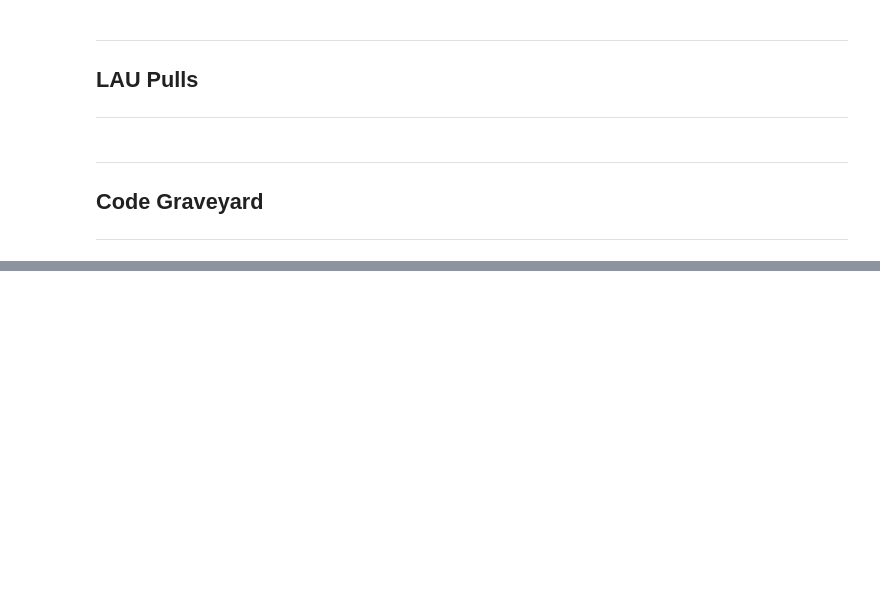
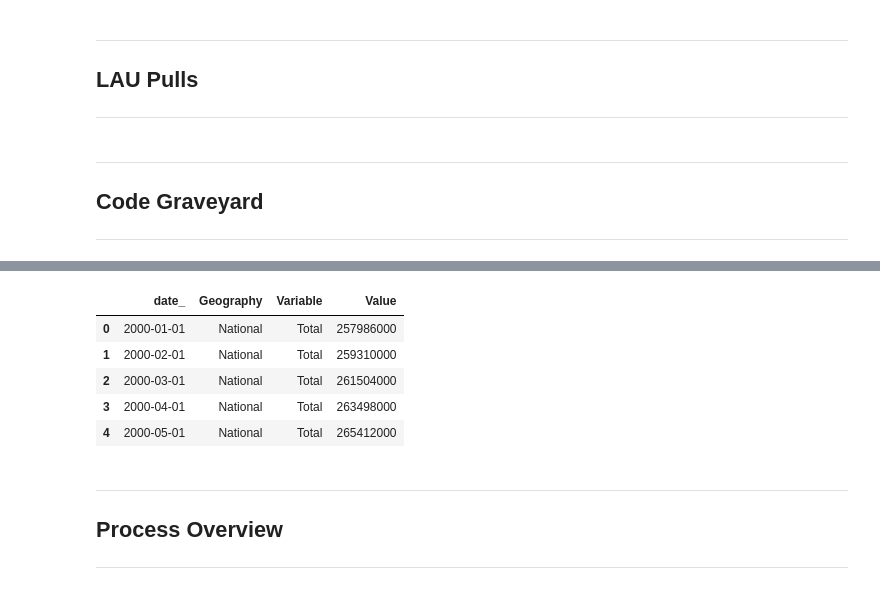
Before and after one commit to SACOG/Regional-Monitoring, a Jupyter notebook: Indicator_Gen/Python Code/BLS/Step 01 - BLS Queries.ipynb, the cells around one changed output, grey strips where cells are left out. Cells and saved outputs as stored; diff of their text form; code cells hidden in the pictures; blank space fills up the shorter version.

```diff
--- a/Indicator_Gen/Python Code/BLS/Step 01 - BLS Queries.ipynb
+++ b/Indicator_Gen/Python Code/BLS/Step 01 - BLS Queries.ipynb
@@ -1762,0 +2106,20 @@ print("Successfully exported")
+# %%
+totals = jobs_3.groupby(['date_', 'Geography']).sum().reset_index()
+
+totals = totals.sort_values(by = ['Geography', 'date_'])
+
+totals['Variable'] = 'Total'
+
+totals = totals[['date_',
+                 'Geography',
+                 'Variable',
+                 'Value']]
+
+display(totals.head(5))
+# %% [output]
+|  | date_ | Geography | Variable | Value |
+| 0 | 2000-01-01 | National | Total | 257986000 |
+| 1 | 2000-02-01 | National | Total | 259310000 |
+| 2 | 2000-03-01 | National | Total | 261504000 |
+| 3 | 2000-04-01 | National | Total | 263498000 |
+| 4 | 2000-05-01 | National | Total | 265412000 |
@@ -1762,0 +2156,6 @@ print("Successfully exported")
+# %% [markdown]
+***
+
+## **Process Overview**
+
+***
```
Also changed, not shown: parts of 35 cells of this notebook, 20 other files.
